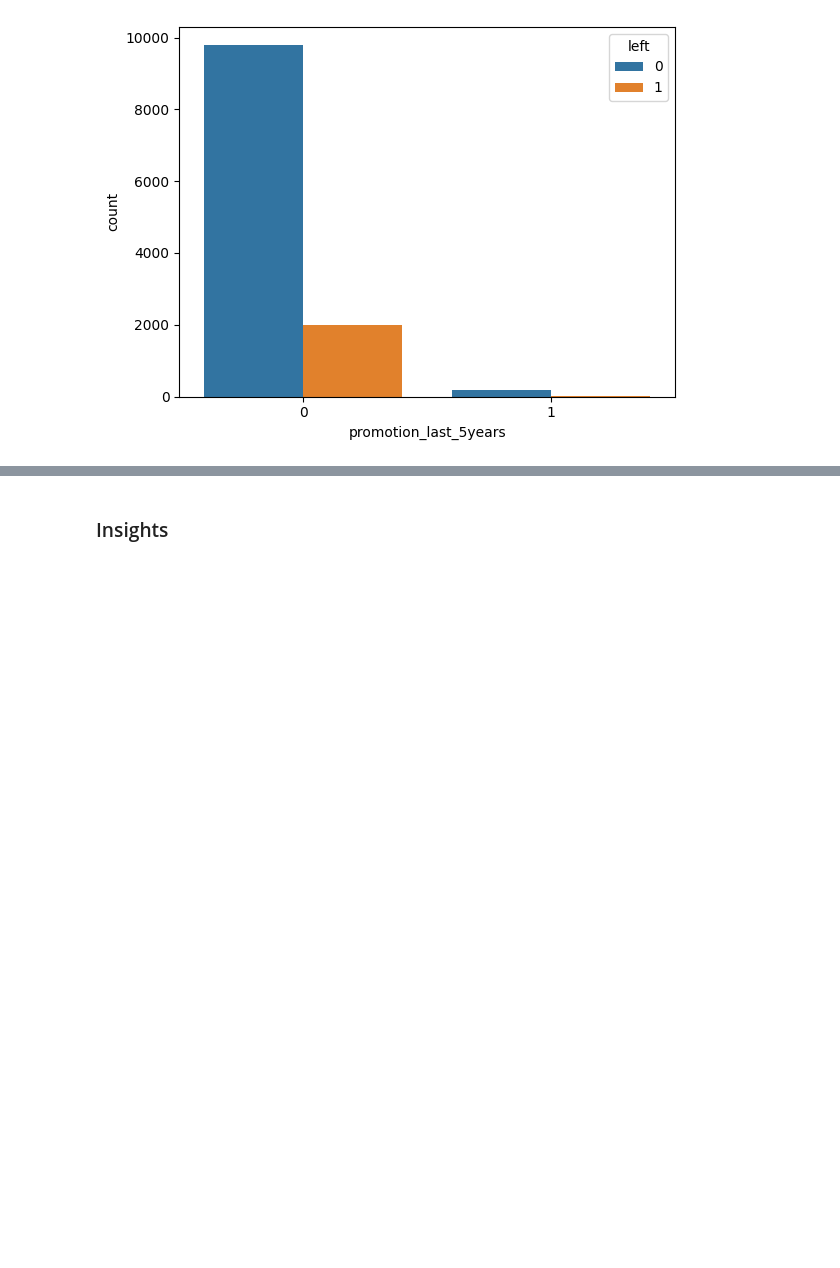
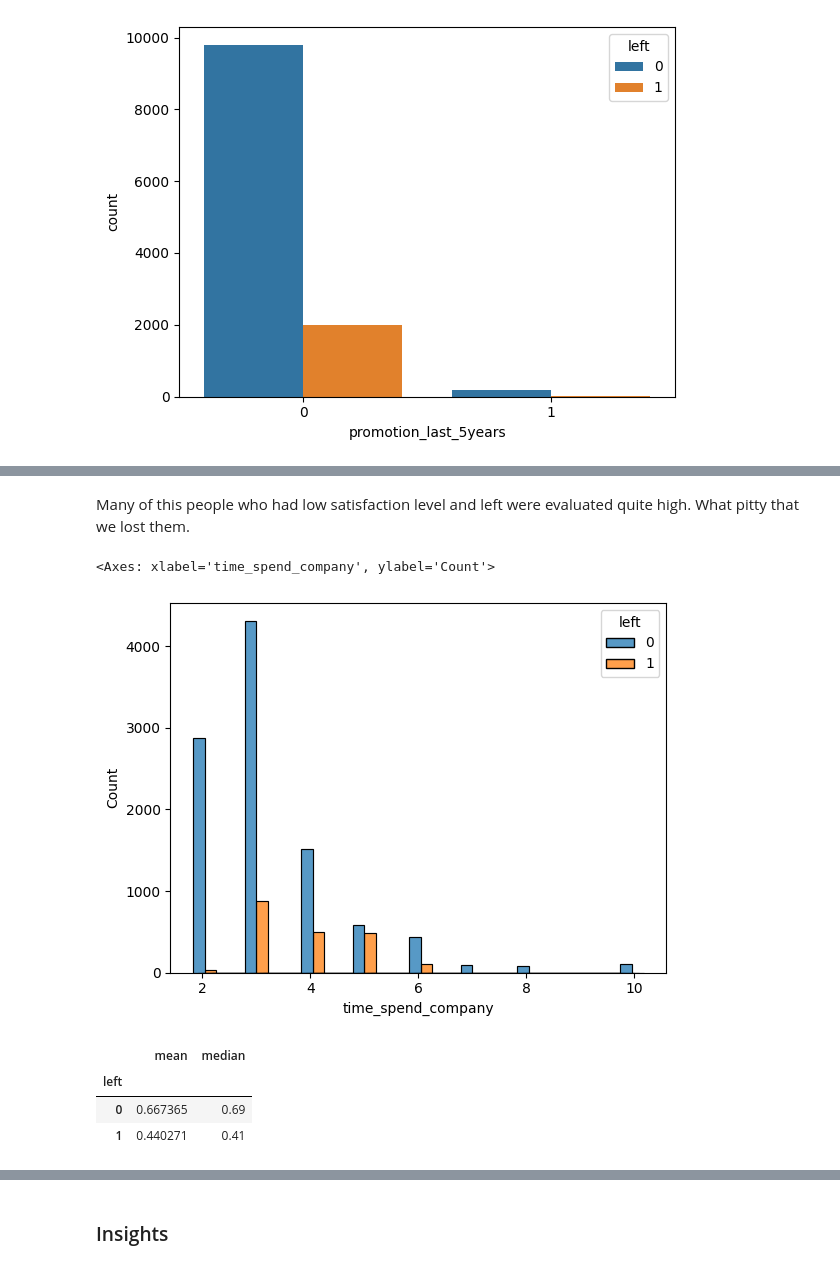
Before and after one commit to mkopanik/Capstone-Project-ML-HR-Analytics, a Jupyter notebook: Activity_ Course 7 Salifort Motors project lab.ipynb, the cells around one changed output, grey strips where cells are left out. Drawn from its saved outputs; the diff is of its cells as text; code cells hidden in the pictures; blank space fills up the shorter version.

```diff
--- a/Activity_ Course 7 Salifort Motors project lab.ipynb
+++ b/Activity_ Course 7 Salifort Motors project lab.ipynb
@@ -319,5 +343,17 @@ sns.countplot(data= df1,hue= 'left',x = 'promotion_last_5years')
+# %% [markdown]
+Many of this people who had low satisfaction level and left were evaluated quite high. What pitty that we lost them.
+# %%
+sns.histplot(data=df1, x='time_spend_company', hue='left', multiple='dodge', shrink=5)
+# %% [output]
+<Axes: xlabel='time_spend_company', ylabel='Count'>
+[figure, added]
 # %%
 # Create a plot as needed
-### YOUR CODE HERE ###
+df1.groupby(['left'])['satisfaction_level'].agg(['mean','median'])
+# %% [output]
+|  | mean | median |
+| left |  |  |
+| 0 | 0.667365 | 0.69 |
+| 1 | 0.440271 | 0.41 |
 # %%
 # Create a plot as needed
```
Also changed, not shown: parts of 23 cells of this notebook.
